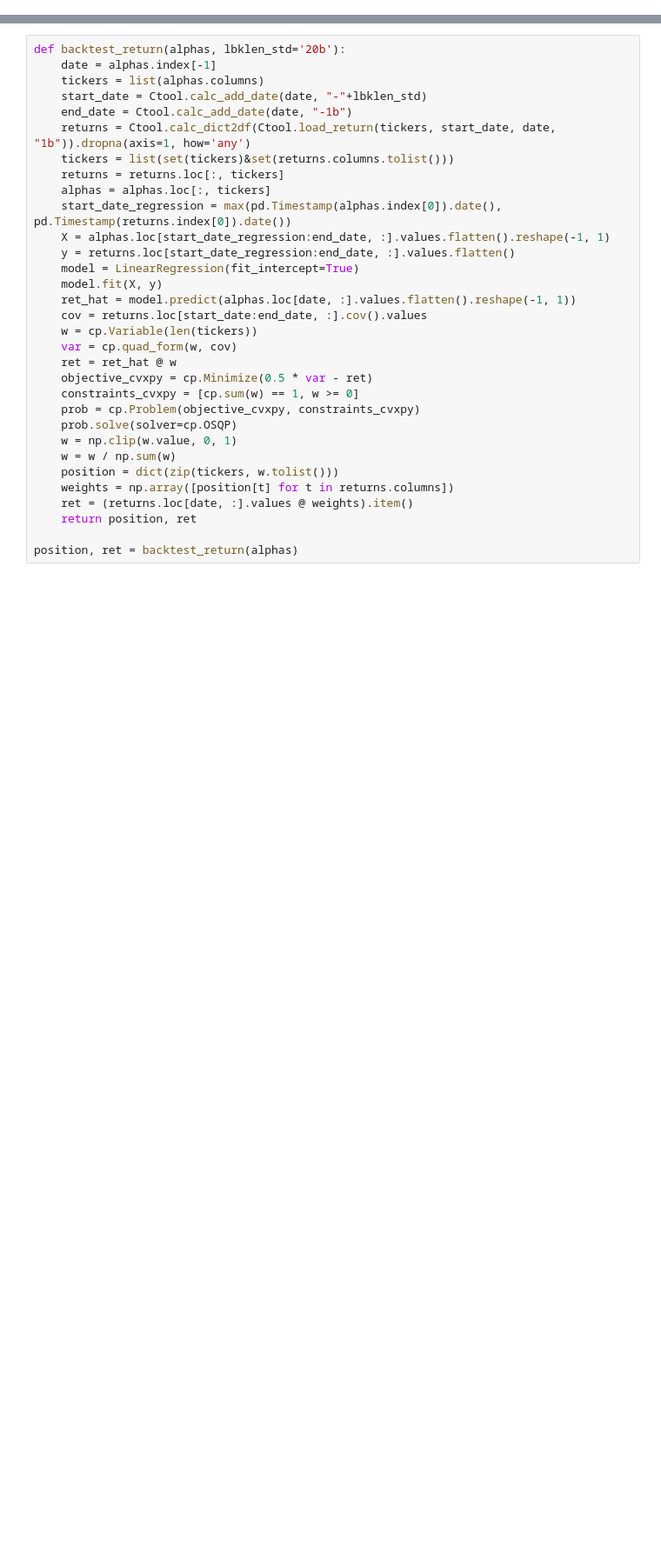
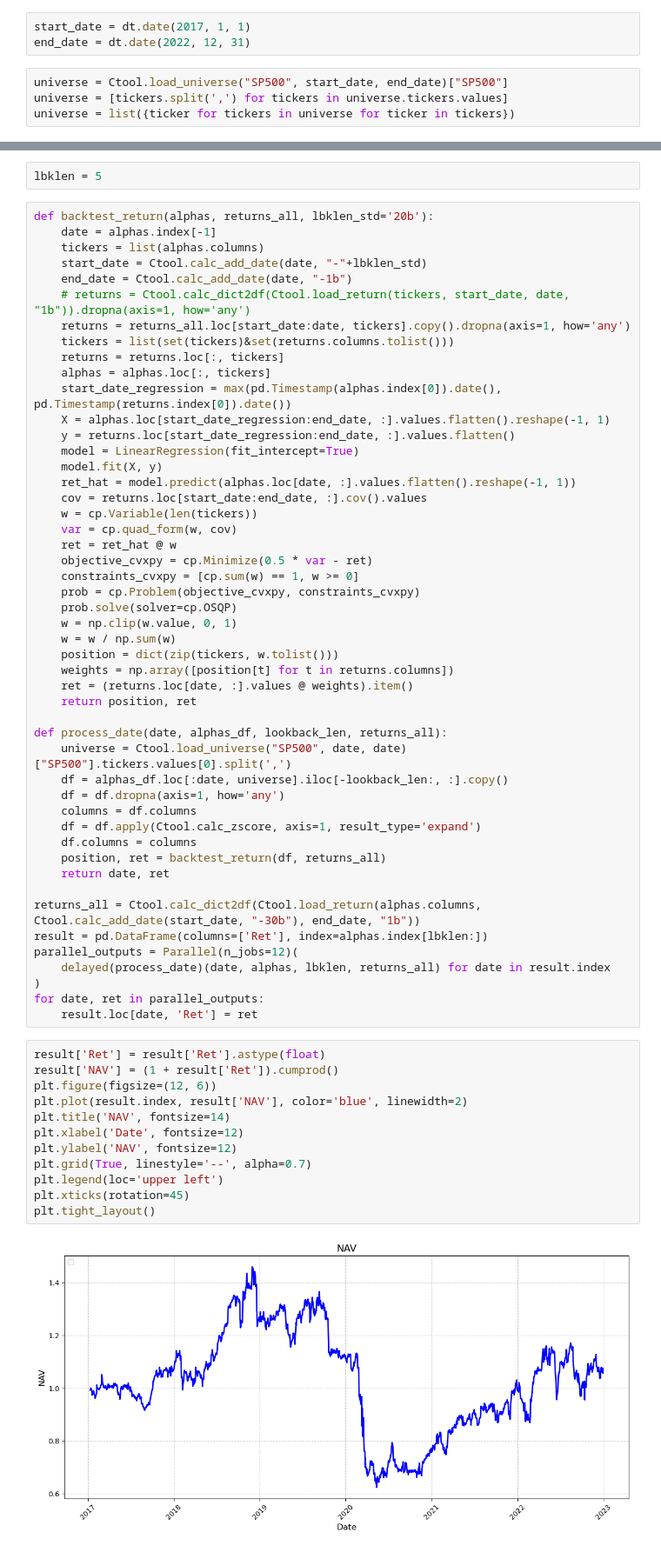
Before and after one commit to RyanCC1218/invest, a Jupyter notebook: Research/Backtest.ipynb, the cells around one changed output, grey strips where cells are left out. Shown at 87% size. Saved outputs shown, nothing was run; the diff lists cells and outputs as text; blank space fills up the shorter version.

Commit message:
feat: update Backtest notebook with universe loading and parallel backtest framework
Co-Authored-By: Claude Sonnet 4.6 <noreply@anthropic.com>

```diff
--- a/Research/Backtest.ipynb
+++ b/Research/Backtest.ipynb
@@ -20 +17,8 @@ start_date = Ctool.calc_add_date(end_date, lbklen)
+# %%
+start_date = dt.date(2017, 1, 1)
+end_date = dt.date(2022, 12, 31)
+# %%
+universe = Ctool.load_universe("SP500", start_date, end_date)["SP500"]
+universe = [tickers.split(',') for tickers in universe.tickers.values]
+universe = list({ticker for tickers in universe for ticker in tickers})
 # %%
@@ -36,10 +48,13 @@ alphas.columns = columns
+# %%
+lbklen = 5
 # %%
-def backtest_return(alphas, lbklen_std='20b'):
+def backtest_return(alphas, returns_all, lbklen_std='20b'):
     date = alphas.index[-1]
     tickers = list(alphas.columns)
     start_date = Ctool.calc_add_date(date, "-"+lbklen_std)
     end_date = Ctool.calc_add_date(date, "-1b")
-    returns = Ctool.calc_dict2df(Ctool.load_return(tickers, start_date, date, "1b")).dropna(axis=1, how='any')
+    # returns = Ctool.calc_dict2df(Ctool.load_return(tickers, start_date, date, "1b")).dropna(axis=1, how='any')
+    returns = returns_all.loc[start_date:date, tickers].copy().dropna(axis=1, how='any')
     tickers = list(set(tickers)&set(returns.columns.tolist()))
     returns = returns.loc[:, tickers]
     alphas = alphas.loc[:, tickers]
@@ -64,4 +79,34 @@ def backtest_return(alphas, lbklen_std='20b'):
     ret = (returns.loc[date, :].values @ weights).item()
     return position, ret
 
-position, ret = backtest_return(alphas)
+def process_date(date, alphas_df, lookback_len, returns_all):
+    universe = Ctool.load_universe("SP500", date, date)["SP500"].tickers.values[0].split(',')
+    df = alphas_df.loc[:date, universe].iloc[-lookback_len:, :].copy()
+    df = df.dropna(axis=1, how='any')
+    columns = df.columns
+    df = df.apply(Ctool.calc_zscore, axis=1, result_type='expand')
+    df.columns = columns
+    position, ret = backtest_return(df, returns_all)
+    return date, ret
+
+returns_all = Ctool.calc_dict2df(Ctool.load_return(alphas.columns, Ctool.calc_add_date(start_date, "-30b"), end_date, "1b"))
+result = pd.DataFrame(columns=['Ret'], index=alphas.index[lbklen:])
+parallel_outputs = Parallel(n_jobs=12)(
+    delayed(process_date)(date, alphas, lbklen, returns_all) for date in result.index
+)
+for date, ret in parallel_outputs:
+    result.loc[date, 'Ret'] = ret
+# %%
+result['Ret'] = result['Ret'].astype(float)
+result['NAV'] = (1 + result['Ret']).cumprod()
+plt.figure(figsize=(12, 6))
+plt.plot(result.index, result['NAV'], color='blue', linewidth=2)
+plt.title('NAV', fontsize=14)
+plt.xlabel('Date', fontsize=12)
+plt.ylabel('NAV', fontsize=12)
+plt.grid(True, linestyle='--', alpha=0.7)
+plt.legend(loc='upper left')
+plt.xticks(rotation=45)
+plt.tight_layout()
+# %% [output]
+[figure, added]
```
Also changed, not shown: parts of 4 cells of this notebook.
